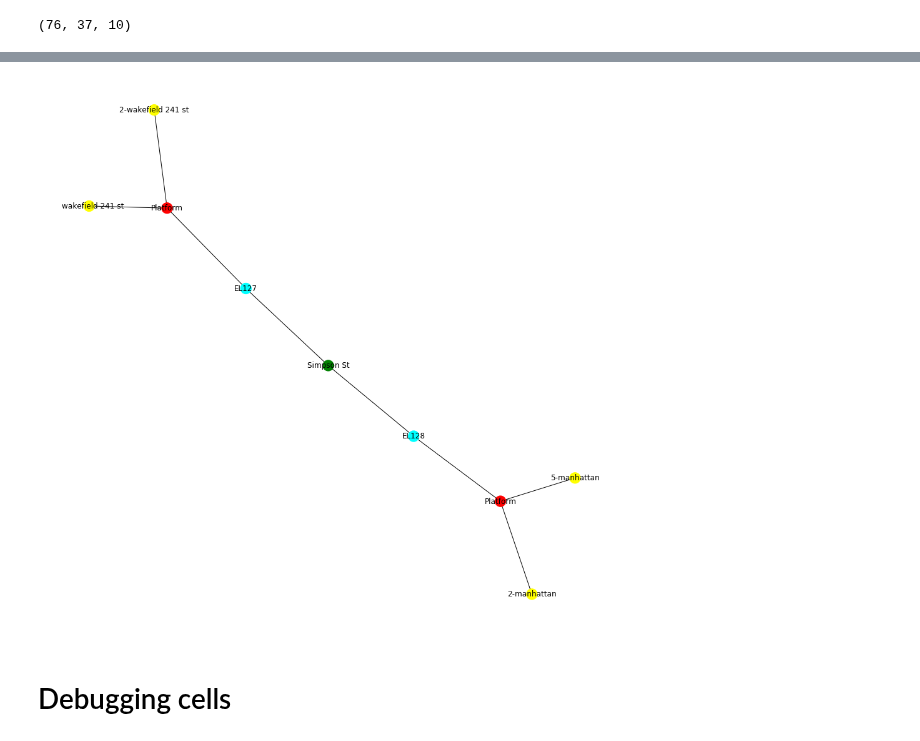
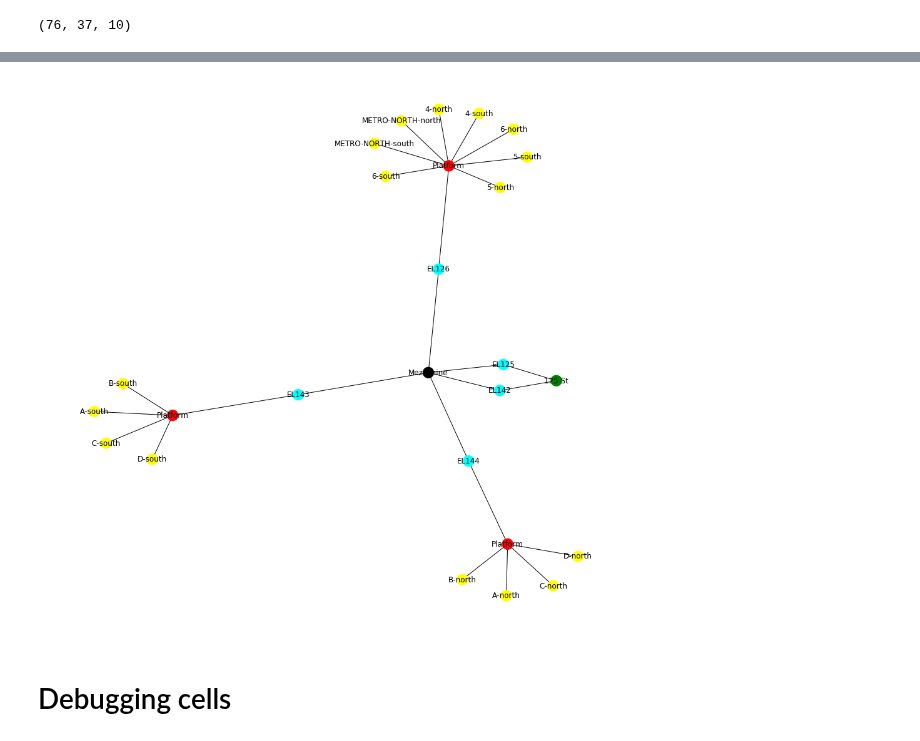
Before and after one commit to tsdataclinic/mta, a Jupyter notebook: notebooks/network/station-graph-maker.ipynb, the cells around one changed output, grey strips where cells are left out. Drawn from its saved outputs; the diff is of its cells as text; code cells hidden in the pictures.

Commit message:
Make notebook work on alphastudio

```diff
--- a/notebooks/network/station-graph-maker.ipynb
+++ b/notebooks/network/station-graph-maker.ipynb
@@ -1,15 +1,15 @@
 # %%
 import pandas as pd
 #import geopandas as gp
-import altair as alt
+#import altair as alt
 #import gpdvega
 import json
 import matplotlib.pyplot as plt
-alt.renderers.enable('notebook') # render for Jupyter Notebook
+#alt.renderers.enable('notebook') # render for Jupyter Notebook
 
-DATA_DIR = '/nas/dft/ire/stuartlynn/MTA_ACCESSIBILITY/MTAAlertScraper-master/data/'
+DATA_DIR = '/content/jupyter/mta-accessibility/'
 # %%
-elevators = pd.read_csv(DATA_DIR+'EE_master_list.csv')
+elevators = pd.read_csv(DATA_DIR+'data/interim/crosswalks/EE_master_list.csv')
 elevators = elevators[ (elevators.equipment_type == 'EL') ] # & (elevators.ada_compliant == 'Y')
 elevators.head(25)
 # %% [output]
@@ -44,7 +48,7 @@ elevators[elevators.station_name == 'Howard Beach']
 | 408 | 408 | Howard Beach | EL493X | Mezzanine and Platform for southb... | QNS | A | EL | ... |
 | 413 | 413 | Howard Beach | EL492X | Mezzanine to Far Rockaway bound P... | QNS | A | EL | ... |
 # %%
-mapped_elevators = pd.read_csv('/nas/dft/ire/pburka/dataclinic2019q4/elevator_to_line_dir_station.csv')
+mapped_elevators = pd.read_csv(DATA_DIR+'data/processed/elevator_to_line_dir_station.csv')
 mapped_elevators.head()
 # %% [output]
 |  | Unnamed: 0 | equipment_id | line | direction | station |
@@ -207,21 +213,22 @@ def add_to_graph(g, stations):
 # %%
 import matplotlib.pyplot as plt
 
 stations = [
 #    '14 St - Union Sq',
 #    '149 St - 3 Av',
-    'Simpson St',
+#    'Simpson St',
 #    '42 St - Port Authority Bus Terminal',
+      '125 St',
 ]
 
 g = add_to_graph(nx.Graph(), stations)
 
 labels={node : attrs['label'] for node, attrs in g.nodes(True)}
 color_map = {'Street' : 'green', 'Elevator' : 'cyan', 'Platform' : 'red', 'Train' : 'yellow'}
 colors=[color_map.get(attrs['node_type'], 'black') for _, attrs in g.nodes(True)]
 plt.figure(figsize=(12,12))
 nx.draw(g, with_labels=True, labels=labels, node_color=colors)
 # %% [output]
-[figure, old version]
+[figure, new version]
 # %%
 g = add_to_graph(nx.Graph(), None)
```
Also changed, not shown: parts of 7 cells of this notebook, 1 other file.
